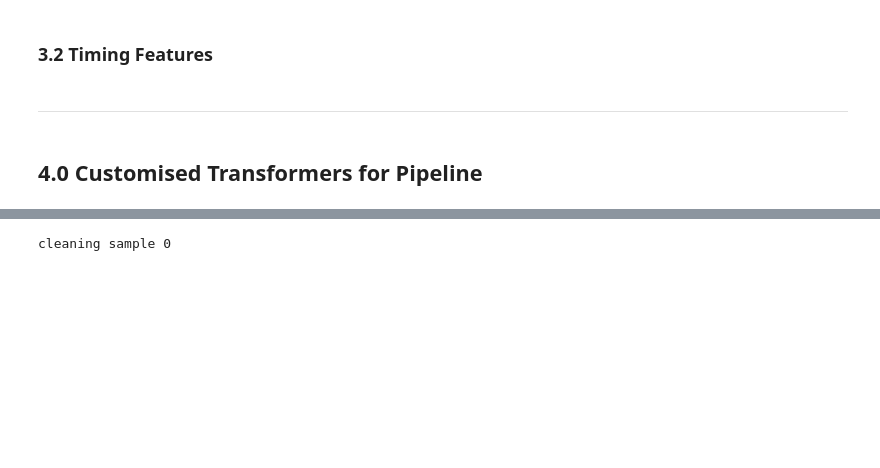
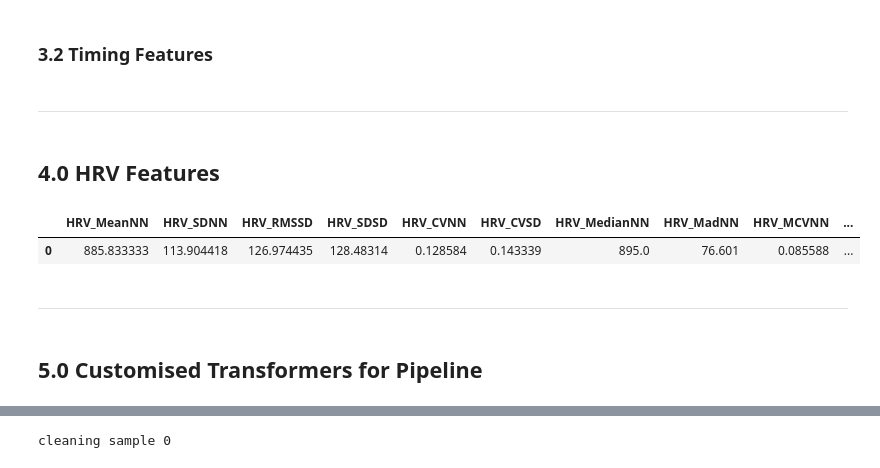
Before and after one commit to jaymoneyjay/aml-project, a Jupyter notebook: task2/feature_extraction_aggregate.ipynb, the cells around one changed output, grey strips where cells are left out. Saved outputs shown, nothing was run; the diff lists cells and outputs as text; code cells hidden in the pictures; blank space fills up the shorter version.

```diff
--- a/task2/feature_extraction_aggregate.ipynb
+++ b/task2/feature_extraction_aggregate.ipynb
@@ -253,6 +425,19 @@ rwave_max = np.max(rwave_peaktime)
 rwave_min = np.min(rwave_peaktime)
 # %% [markdown]
 ---
+# %% [markdown]
+## 4.0 HRV Features
+# %%
+# get hrv features  (time, frequency, non-linear)
+df_hrv = nk.hrv(rpeaks, sampling_rate=sr)
+df_hrv.dropna(axis=1, inplace=True)
+# %%
+df_hrv
+# %% [output]
+|  | HRV_MeanNN | HRV_SDNN | HRV_RMSSD | HRV_SDSD | HRV_CVNN | HRV_CVSD | HRV_MedianNN | HRV_MadNN | HRV_MCVNN | ... |
+| 0 | 885.833333 | 113.904418 | 126.974435 | 128.48314 | 0.128584 | 0.143339 | 895.0 | 76.601 | 0.085588 | ... |
+# %% [markdown]
+---
 # %% [markdown]
-## 4.0 Customised Transformers for Pipeline
+## 5.0 Customised Transformers for Pipeline
 # %%
```
Also changed, not shown: parts of 36 cells of this notebook.
